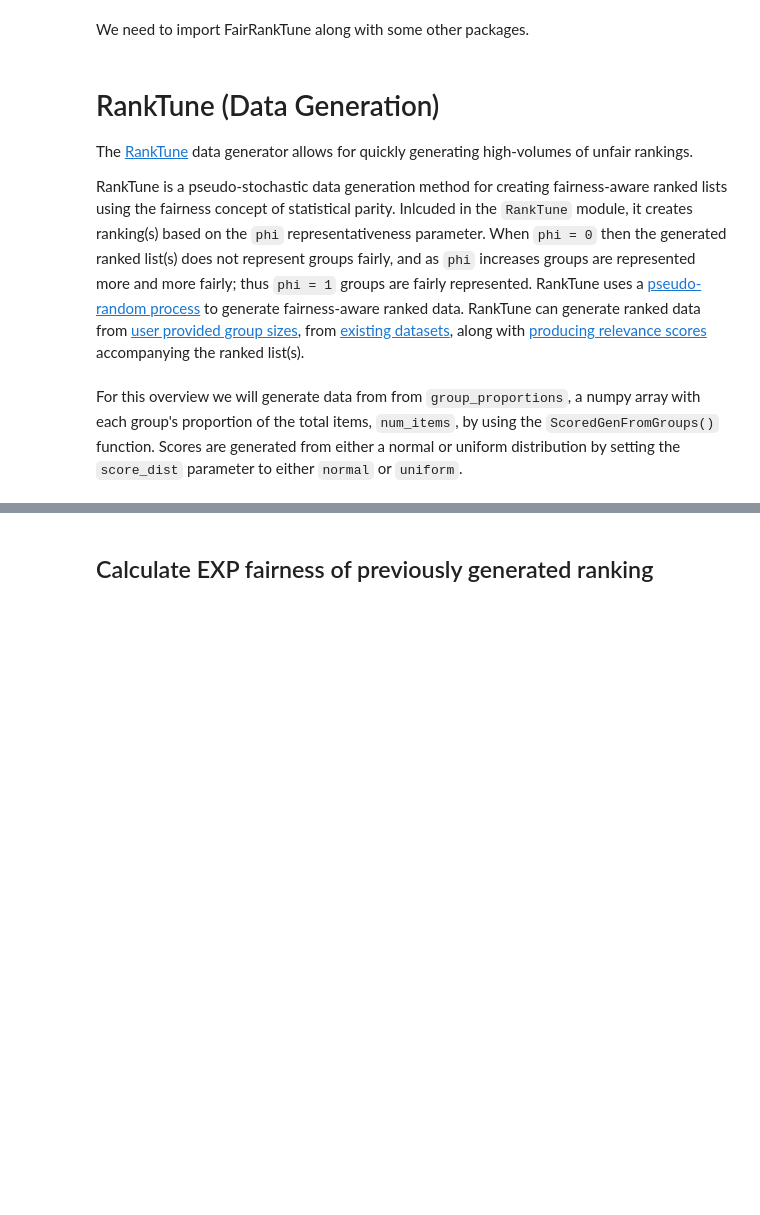
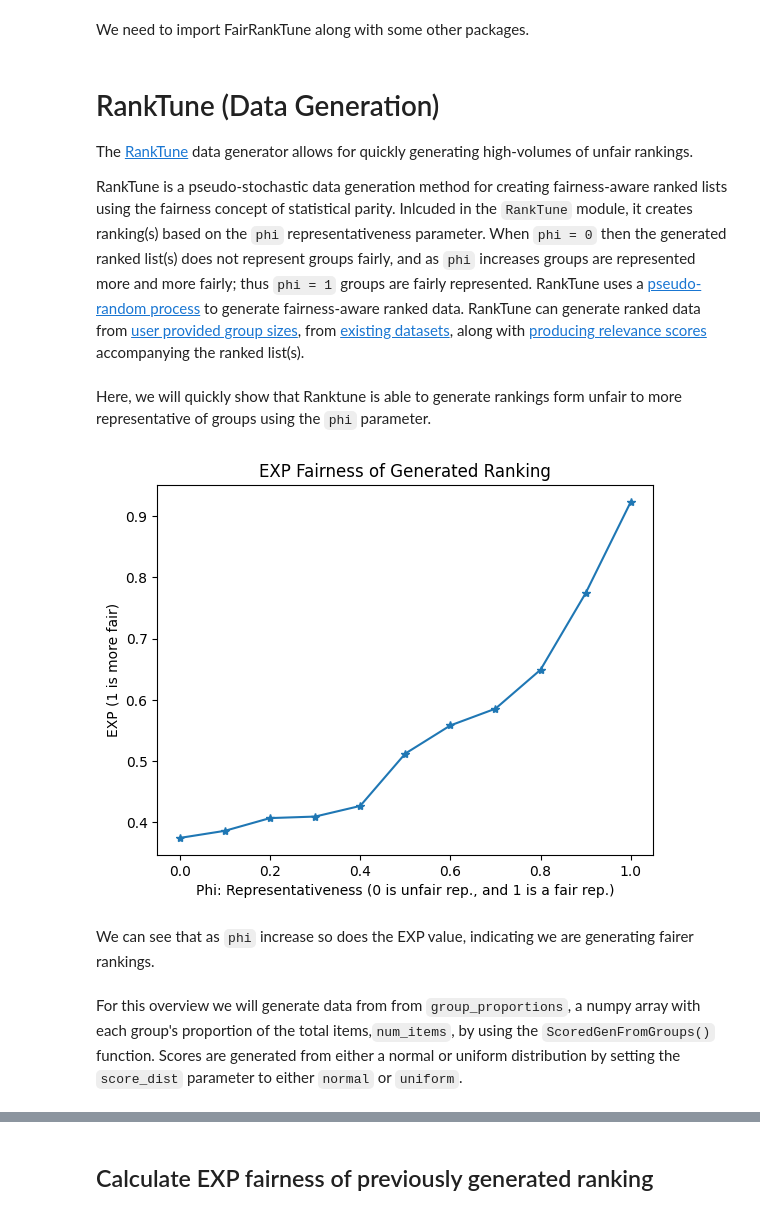
Before and after one commit to KCachel/fairranktune, a Jupyter notebook: examples/1_quickstart.ipynb, the cells around one changed output, grey strips where cells are left out. Drawn from its saved outputs; the diff is of its cells as text; code cells hidden in the pictures; blank space fills up the shorter version.

````diff
--- a/examples/1_quickstart.ipynb
+++ b/examples/1_quickstart.ipynb
@@ -18,10 +19,43 @@ from FairRankTune import RankTune, Metrics, Rankers
 # %% [markdown]
 # RankTune (Data Generation)
-The [RankTune](https://https://kcachel.github.io/FairRankTune/RankTune/) data generator allows for quickly generating high-volumes of unfair rankings.
+The [RankTune](https://kcachel.github.io/fairranktune/ranktune/) data generator allows for quickly generating high-volumes of unfair rankings.
 
-RankTune is a pseudo-stochastic data generation method for creating fairness-aware ranked lists using the fairness concept of statistical parity. Inlcuded in the `RankTune` module, it creates ranking(s) based on the `phi` representativeness parameter. When `phi = 0` then the generated ranked list(s) does not represent groups fairly, and as `phi` increases groups are represented more and more fairly; thus `phi = 1` groups are fairly represented. RankTune uses a [pseudo-random process](https://kcachel.github.io/FairRankTune/RankTune/#how-does-it-work) to generate fairness-aware ranked data. RankTune can generate ranked data from [user provided group sizes](https://kcachel.github.io/FairRankTune/RankTune/#using-group-sizes), from [existing datasets](https://kcachel.github.io/FairRankTune/RankTune/#using-an-existing-dataset), along with [producing relevance scores](https://kcachel.github.io/FairRankTune/RankTune/#generating-scores-with-the-ranking) accompanying the ranked list(s).
+RankTune is a pseudo-stochastic data generation method for creating fairness-aware ranked lists using the fairness concept of statistical parity. Inlcuded in the `RankTune` module, it creates ranking(s) based on the `phi` representativeness parameter. When `phi = 0` then the generated ranked list(s) does not represent groups fairly, and as `phi` increases groups are represented more and more fairly; thus `phi = 1` groups are fairly represented. RankTune uses a [pseudo-random process](https://kcachel.github.io/fairranktune/ranktune/#how-does-it-work) to generate fairness-aware ranked data. RankTune can generate ranked data from [user provided group sizes](https://kcachel.github.io/fairranktune/ranktune/#using-group-sizes), from [existing datasets](https://kcachel.github.io/FairRankTune/RankTune/#using-an-existing-dataset), along with [producing relevance scores](https://kcachel.github.io/fairranktune/ranktune/#generating-scores-with-the-ranking) accompanying the ranked list(s).
+# %% [markdown]
+Here, we will quickly show that Ranktune is able to generate rankings form unfair to more representative of groups using the `phi` parameter.
+# %%
+#ranking of 1000 items, with five groups of 40, 60, 200, 300, and 400 items each
+group_proportions = np.asarray([.04, .06, .2, .3, .4]) #Array of group proportions
+num_items = 1000
+r_cnt = 1 #Generate 1 ranking
+seed = 10 #For reproducability
+
+
+# For plotting
+er_plot = []
+phi_plot = []
+
+for phi in [0, .1, .2, .3, .4, .5, .6, .7, .8, .9, 1]:
+    ranking_df, item_group_dict = frt.RankTune.GenFromGroups(group_proportions, num_items, phi, r_cnt, seed)
+    expdp, avg_exps = frt.EXP(ranking_df, item_group_dict, 'MinMaxRatio')
+    er_plot.append(expdp)
+    phi_plot.append(phi)
+
+
+#plot EXP
+xpoints = phi_plot
+ypoints = er_plot
+plt.ylabel("EXP (1 is more fair)")
+plt.xlabel("Phi: Representativeness (0 is unfair rep., and 1 is a fair rep.)")
+plt.title("EXP Fairness of Generated Ranking")
+plt.plot(xpoints, ypoints, marker='*')
+plt.show()
+# %% [output]
+[figure, added]
+# %% [markdown]
+We can see that as `phi` increase so does the EXP value, indicating we are generating fairer rankings.
 # %% [markdown]
-For this overview we will generate data from from `group_proportions`, a numpy array with each group's proportion of the total items, `num_items`, by using the `ScoredGenFromGroups()` function.  Scores are generated from either a normal or uniform distribution by setting the `score_dist` parameter to either ```normal``` or ```uniform```.
+For this overview we will generate data from from `group_proportions`, a numpy array with each group's proportion of the total items,`num_items`, by using the `ScoredGenFromGroups()` function.  Scores are generated from either a normal or uniform distribution by setting the `score_dist` parameter to either ```normal``` or ```uniform```.
 # %%
 #Generate a biased (phi = 0.1) ranking of 1000 items, with four groups of 100, 200, 300, and 400 items each.
 group_proportions = np.asarray([.1, .2, .3, .4]) #Array of group proportions
````
Also changed, not shown: parts of 5 cells of this notebook.
